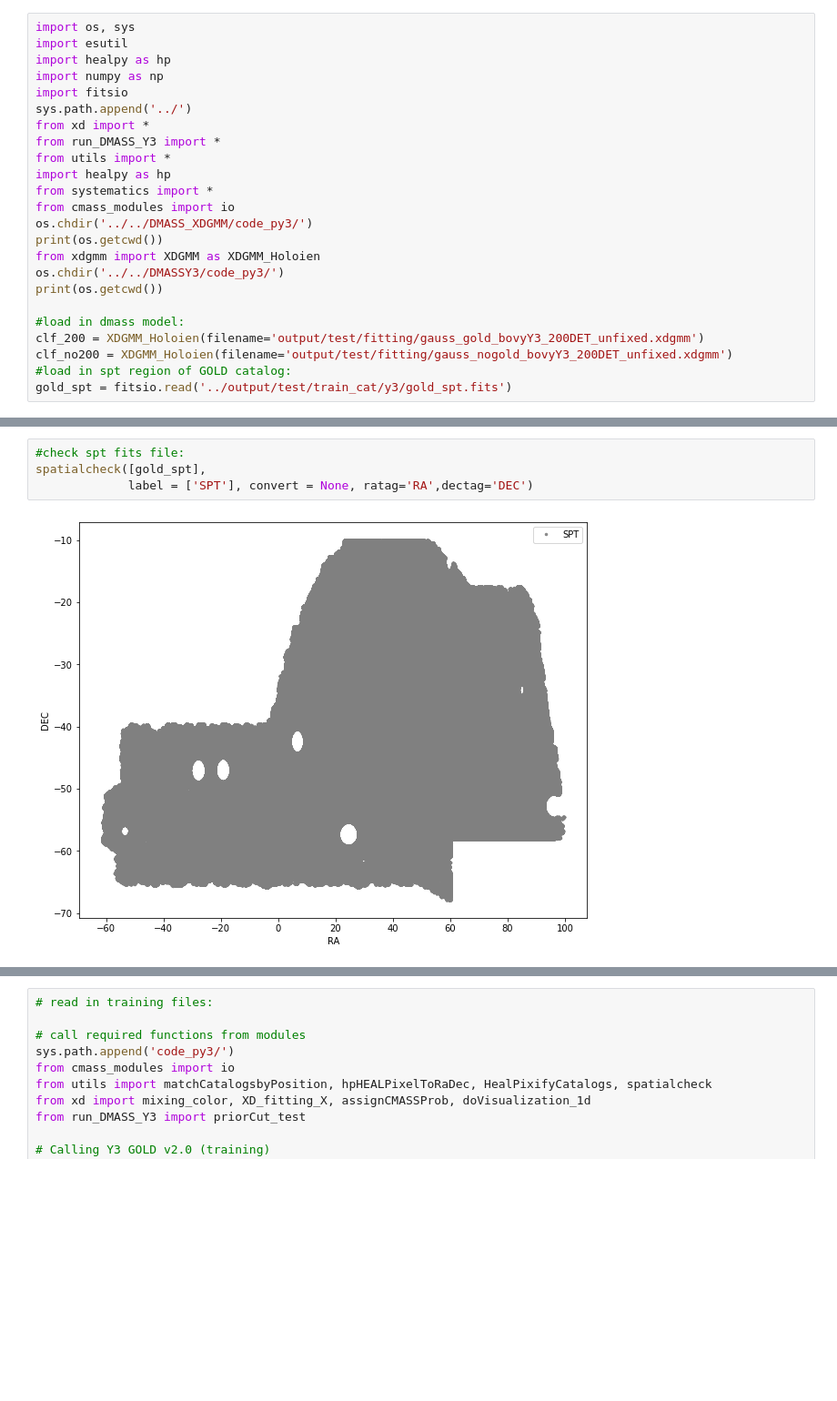
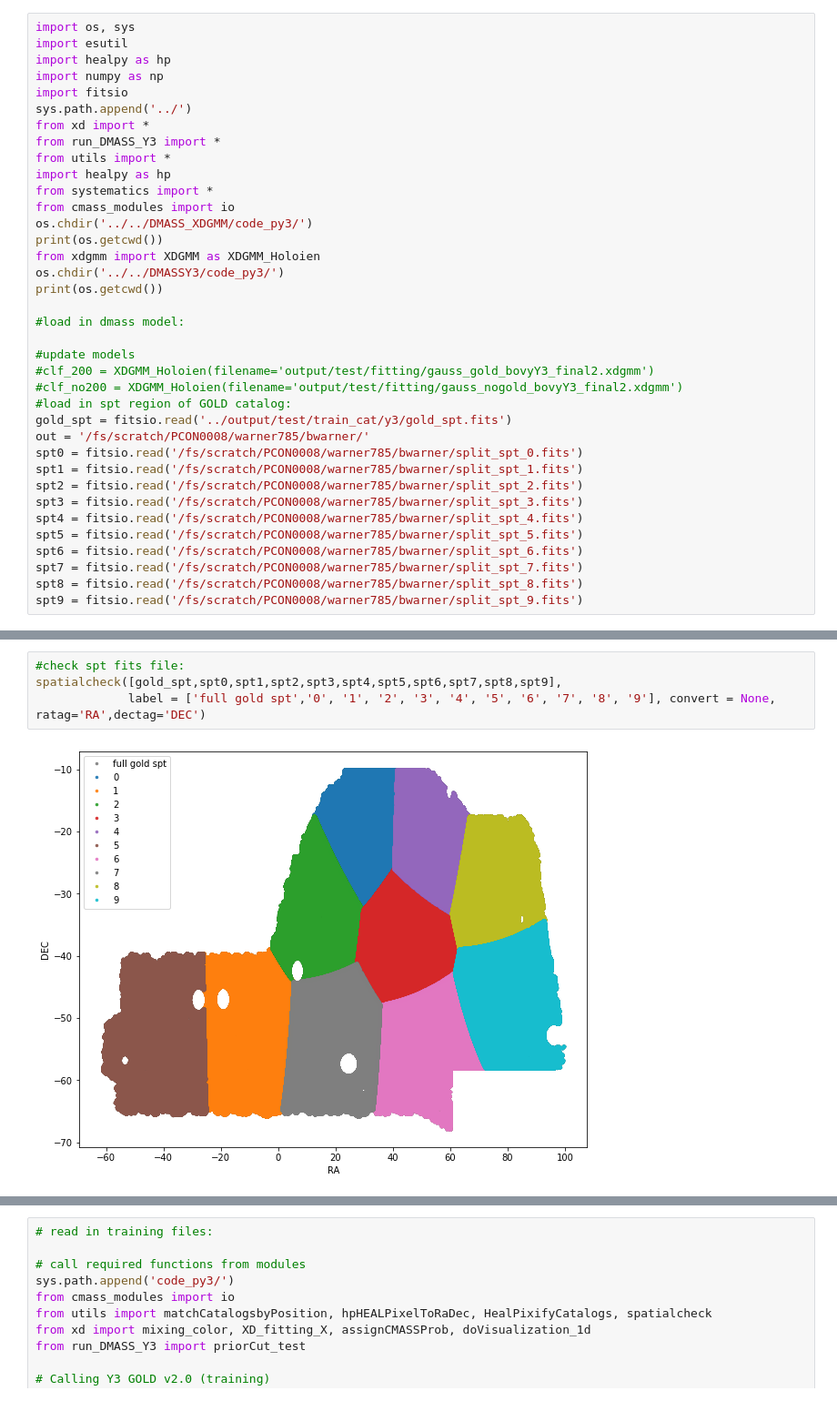
Before and after one commit to sujeong-lee/DMASS, a Jupyter notebook: code_py3/SPTregion.ipynb, the cells around one changed output, grey strips where cells are left out. Shown at 91% size. Drawn from its saved outputs; the diff is of its cells as text; blank space fills up the shorter version.

Commit message:
Setting up DMASS to run on SPT, Finishing figures for validation check

```diff
--- a/code_py3/SPTregion.ipynb
+++ b/code_py3/SPTregion.ipynb
@@ -18,8 +18,21 @@ os.chdir('../../DMASSY3/code_py3/')
 print(os.getcwd())
 
 #load in dmass model:
-clf_200 = XDGMM_Holoien(filename='output/test/fitting/gauss_gold_bovyY3_200DET_unfixed.xdgmm')
-clf_no200 = XDGMM_Holoien(filename='output/test/fitting/gauss_nogold_bovyY3_200DET_unfixed.xdgmm')
+
+#update models
+#clf_200 = XDGMM_Holoien(filename='output/test/fitting/gauss_gold_bovyY3_final2.xdgmm')
+#clf_no200 = XDGMM_Holoien(filename='output/test/fitting/gauss_nogold_bovyY3_final2.xdgmm')
 #load in spt region of GOLD catalog:
 gold_spt = fitsio.read('../output/test/train_cat/y3/gold_spt.fits')
+out = '/fs/scratch/PCON0008/warner785/bwarner/'
+spt0 = fitsio.read('/fs/scratch/PCON0008/warner785/bwarner/split_spt_0.fits')
+spt1 = fitsio.read('/fs/scratch/PCON0008/warner785/bwarner/split_spt_1.fits')
+spt2 = fitsio.read('/fs/scratch/PCON0008/warner785/bwarner/split_spt_2.fits')
+spt3 = fitsio.read('/fs/scratch/PCON0008/warner785/bwarner/split_spt_3.fits')
+spt4 = fitsio.read('/fs/scratch/PCON0008/warner785/bwarner/split_spt_4.fits')
+spt5 = fitsio.read('/fs/scratch/PCON0008/warner785/bwarner/split_spt_5.fits')
+spt6 = fitsio.read('/fs/scratch/PCON0008/warner785/bwarner/split_spt_6.fits')
+spt7 = fitsio.read('/fs/scratch/PCON0008/warner785/bwarner/split_spt_7.fits')
+spt8 = fitsio.read('/fs/scratch/PCON0008/warner785/bwarner/split_spt_8.fits')
+spt9 = fitsio.read('/fs/scratch/PCON0008/warner785/bwarner/split_spt_9.fits')
 # %% [output]
@@ -35,6 +41,6 @@ The verbose.fileo rcparam was deprecated in Matplotlib 3.1 and will be removed i
 # %%
 #check spt fits file:
-spatialcheck([gold_spt],
-             label = ['SPT'], convert = None, ratag='RA',dectag='DEC')
+spatialcheck([gold_spt,spt0,spt1,spt2,spt3,spt4,spt5,spt6,spt7,spt8,spt9],
+             label = ['full gold spt','0', '1', '2', '3', '4', '5', '6', '7', '8', '9'], convert = None, ratag='RA',dectag='DEC')
 # %% [output]
-[figure, old version]
+[figure, new version]
```
Also changed, not shown: parts of 2 cells of this notebook, 9 other files.
